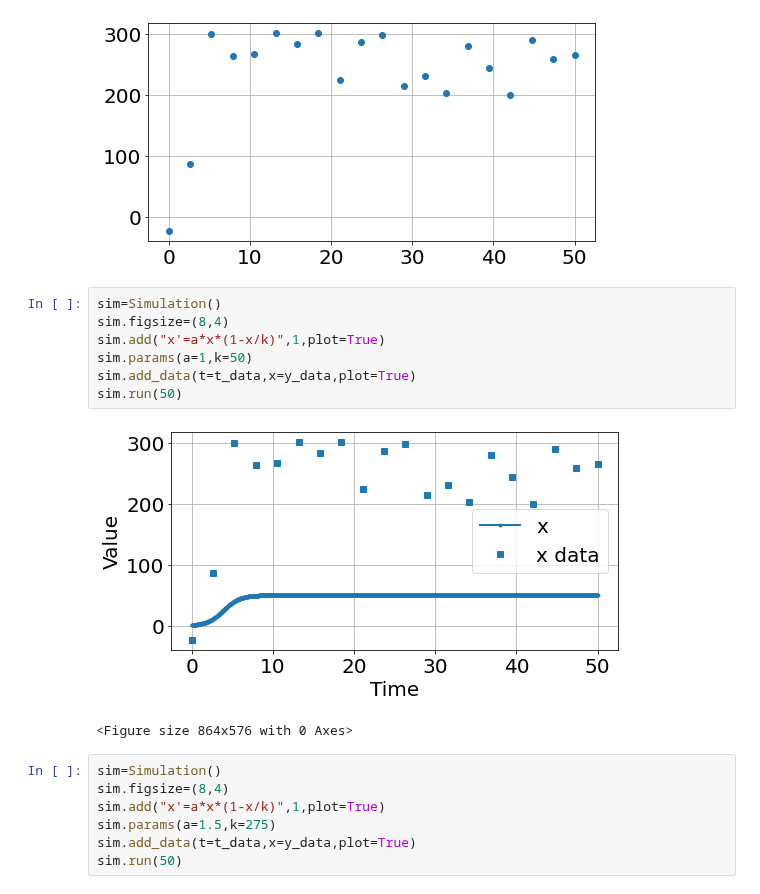
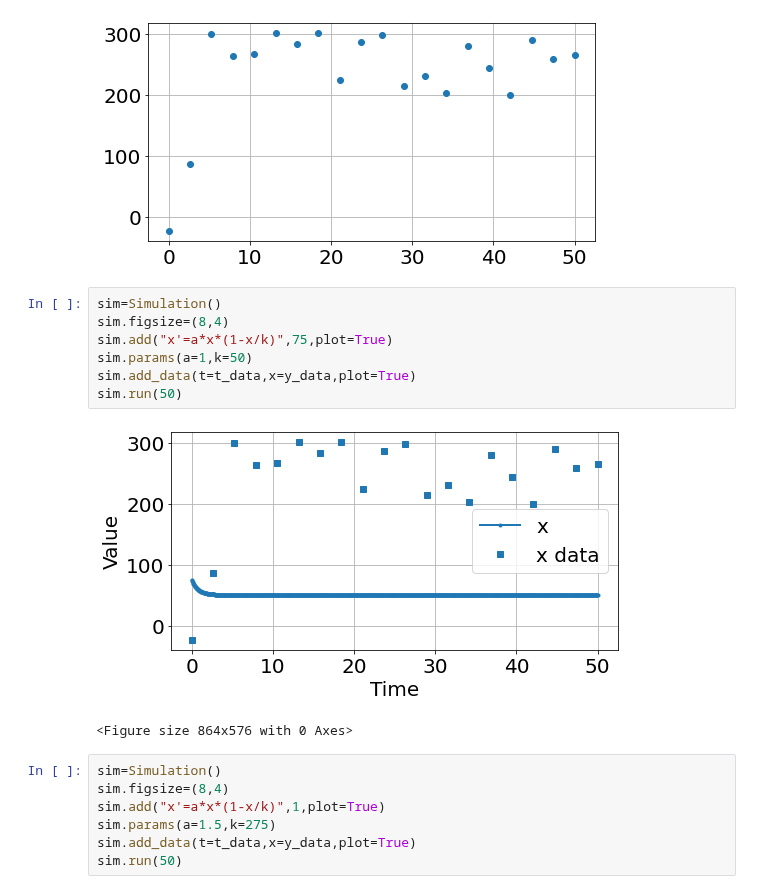
Before and after one commit to bblais/Computer-Programming-for-the-Sciences-Spring-2022, a Jupyter notebook: Sprint #2 - Dynamical Systems and Parameters/2022-02-24 Parameter Fits.ipynb, the cells around one changed output. Drawn from its saved outputs; the diff is of its cells as text.

```diff
--- a/Sprint #2 - Dynamical Systems and Parameters/2022-02-24 Parameter Fits.ipynb
+++ b/Sprint #2 - Dynamical Systems and Parameters/2022-02-24 Parameter Fits.ipynb
@@ -42,12 +42,12 @@ plot(t_data,y_data,'o')
 # %%
 sim=Simulation()
 sim.figsize=(8,4)
-sim.add("x'=a*x*(1-x/k)",1,plot=True)
+sim.add("x'=a*x*(1-x/k)",75,plot=True)
 sim.params(a=1,k=50)
 sim.add_data(t=t_data,x=y_data,plot=True)
 sim.run(50)
 # %% [output]
-[figure, old version]
+[figure, new version]
 <Figure size 864x576 with 0 Axes>
 # %%
 sim=Simulation()
```
Also changed, not shown: parts of 5 cells of this notebook, 1 other file.
